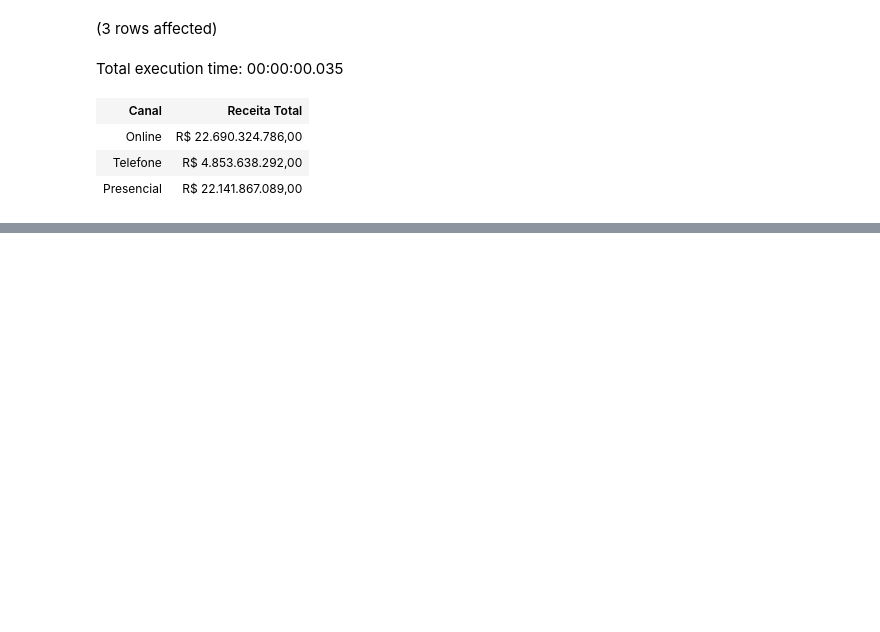
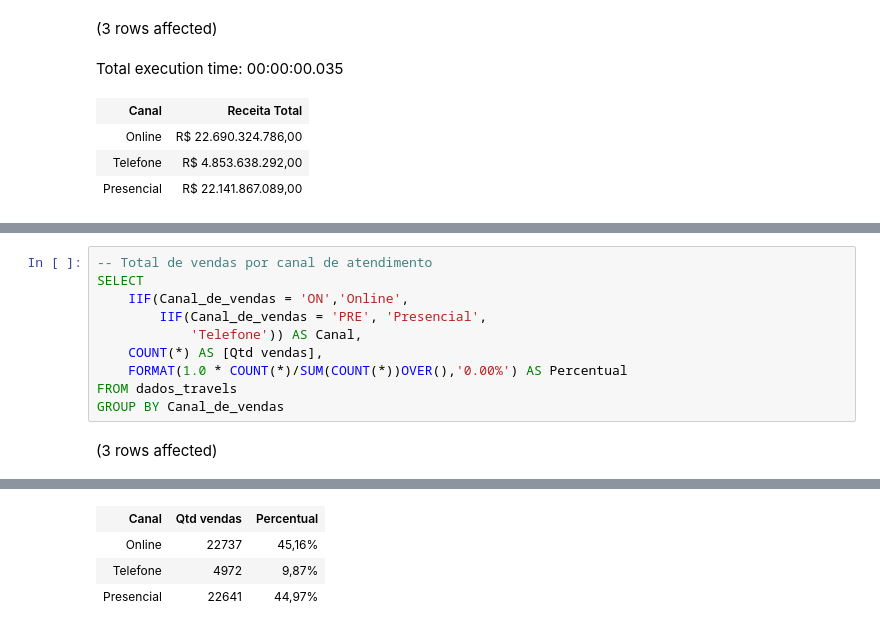
Before and after one commit to AlbertoFAraujo/SQL_EDA_Data_travels, a Jupyter notebook: EDA_Data_travels.ipynb, the cells around one changed output, grey strips where cells are left out. Drawn from its saved outputs; the diff is of its cells as text; blank space fills up the shorter version.

```diff
--- a/EDA_Data_travels.ipynb
+++ b/EDA_Data_travels.ipynb
@@ -228,0 +249,12 @@ Total execution time: 00:00:00.035
+# %%
+-- Total de vendas por canal de atendimento
+SELECT
+    IIF(Canal_de_vendas = 'ON','Online',
+        IIF(Canal_de_vendas = 'PRE', 'Presencial',
+            'Telefone')) AS Canal,
+    COUNT(*) AS [Qtd vendas],
+    FORMAT(1.0 * COUNT(*)/SUM(COUNT(*))OVER(),'0.00%') AS Percentual
+FROM dados_travels
+GROUP BY Canal_de_vendas
+# %% [output]
+(3 rows affected)
@@ -228,0 +262,4 @@ Total execution time: 00:00:00.035
+| Canal | Qtd vendas | Percentual |
+| Online | 22737 | 45,16% |
+| Telefone | 4972 | 9,87% |
+| Presencial | 22641 | 44,97% |
```
Also changed, not shown: parts of 6 cells of this notebook.
